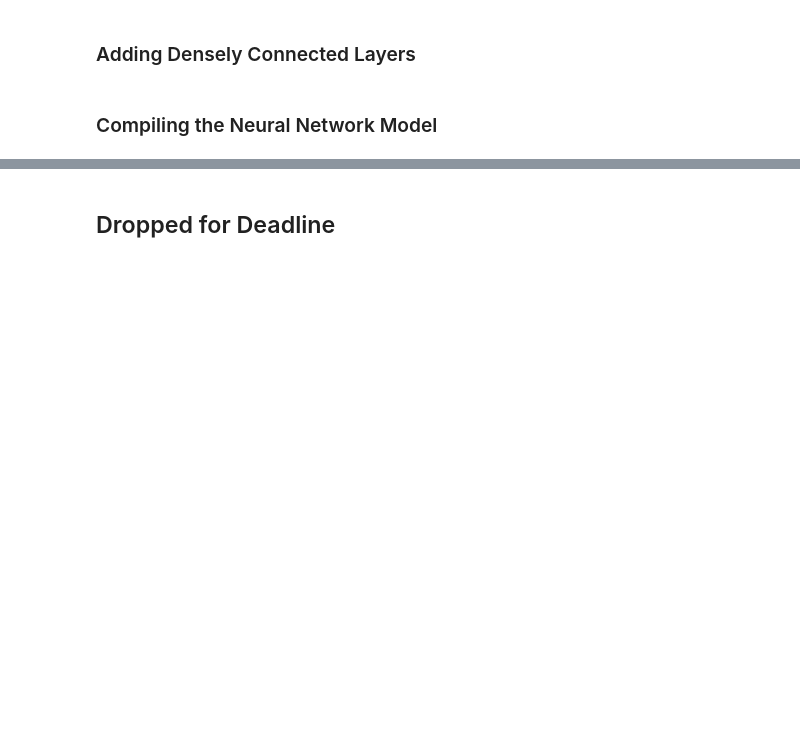
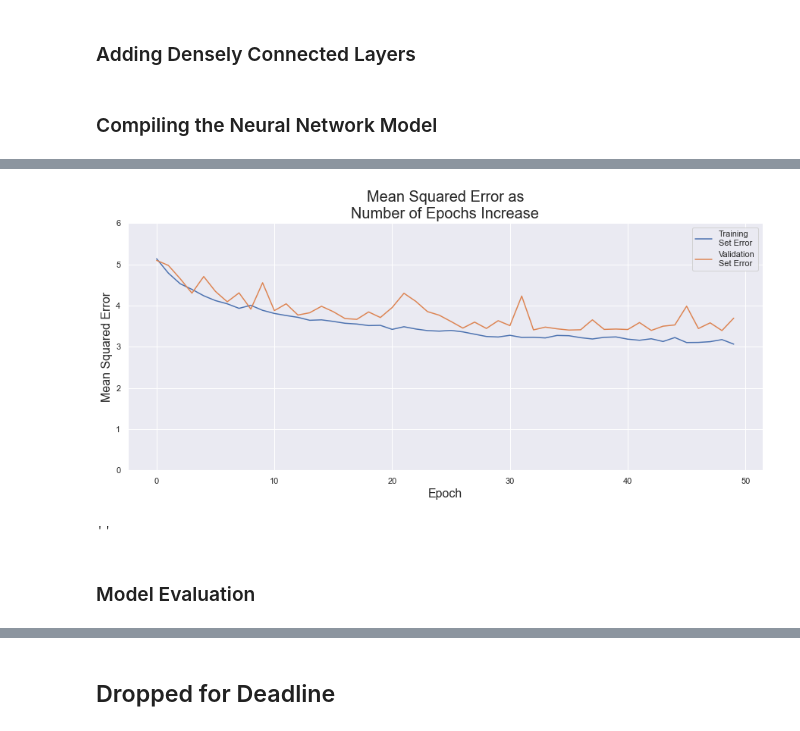
Before and after one commit to mike-flanagan/vehicle_fuel_economy_analysis_neuralnet, a Jupyter notebook: MPG_NN_Modeling_Notebook.ipynb, the cells around one changed output, grey strips where cells are left out. Cells and saved outputs as stored; diff of their text form; code cells hidden in the pictures; blank space fills up the shorter version.

```diff
--- a/MPG_NN_Modeling_Notebook.ipynb
+++ b/MPG_NN_Modeling_Notebook.ipynb
@@ -1279,0 +1427,6 @@ df.head()
+# %%
+scaler = StandardScaler()
+
+X_train_sc = scaler.fit_transform(X_train)
+X_val_sc = scaler.transform(X_valid)
+X_test_sc = scaler.transform(X_test)
@@ -1284,8 +1439,13 @@ model = Sequential()
 # %% [markdown]
 ### Adding Densely Connected Layers
 # %%
-model.add(Dense(12, activation='relu', input_dim=64))
-model.add(Dense(8, activation='relu'))
-model.add(Dense(1, activation='sigmoid'))
+model.add(Dense(30, activation = 'relu', input_shape = X_train_sc.shape[1:]))
+model.add(Dense(8, activation = 'relu'))
+model.add(Dense(8, activation = 'relu'))
+model.add(Dense(1))
 # %% [markdown]
 ### Compiling the Neural Network Model
+# %%
+model.compile(optimizer='Adam',
+              loss='mse',
+              metrics=['mae', 'mse']) # left accuracy in there out of curiosity, but I'll be damned if I'm going to compile again just to remove that
@@ -1292,2 +1471,2 @@ model.add(Dense(1, activation='sigmoid'))
 # %%
-model.fit(X, y_binary, epochs=50, batch_size=10)
+history = model.fit(X_train_sc, y_train, epochs=50, validation_data=(X_val_sc, y_valid), batch_size=10, verbose=1)
@@ -1293,0 +1496,23 @@ model.fit(X, y_binary, epochs=50, batch_size=10)
+# %%
+hist = pd.DataFrame(history.history)
+hist['epoch'] = history.epoch
+
+fig, ax = plt.subplots(figsize=(15,6))
+ax.set_title('Mean Squared Error as\nNumber of Epochs Increase', size = 20)
+sns.lineplot(x = hist['epoch'], y = hist['mse'],
+             label = 'Training\nSet Error')
+sns.lineplot(x = hist['epoch'], y = hist['val_mse'],
+            label = 'Validation\nSet Error')
+plt.legend()
+plt.ylim([0,6])
+
+ax.set_xlabel('Epoch', size=16)
+ax.set_ylabel('Mean Squared Error', size=16)
+# plt.savefig('images/nn1A.png', transparent=True)
+plt.show()
+;
+# %% [output]
+[figure, added]
+''
+# %% [markdown]
+### Model Evaluation
```
Also changed, not shown: parts of 64 cells of this notebook, 2 other files.
